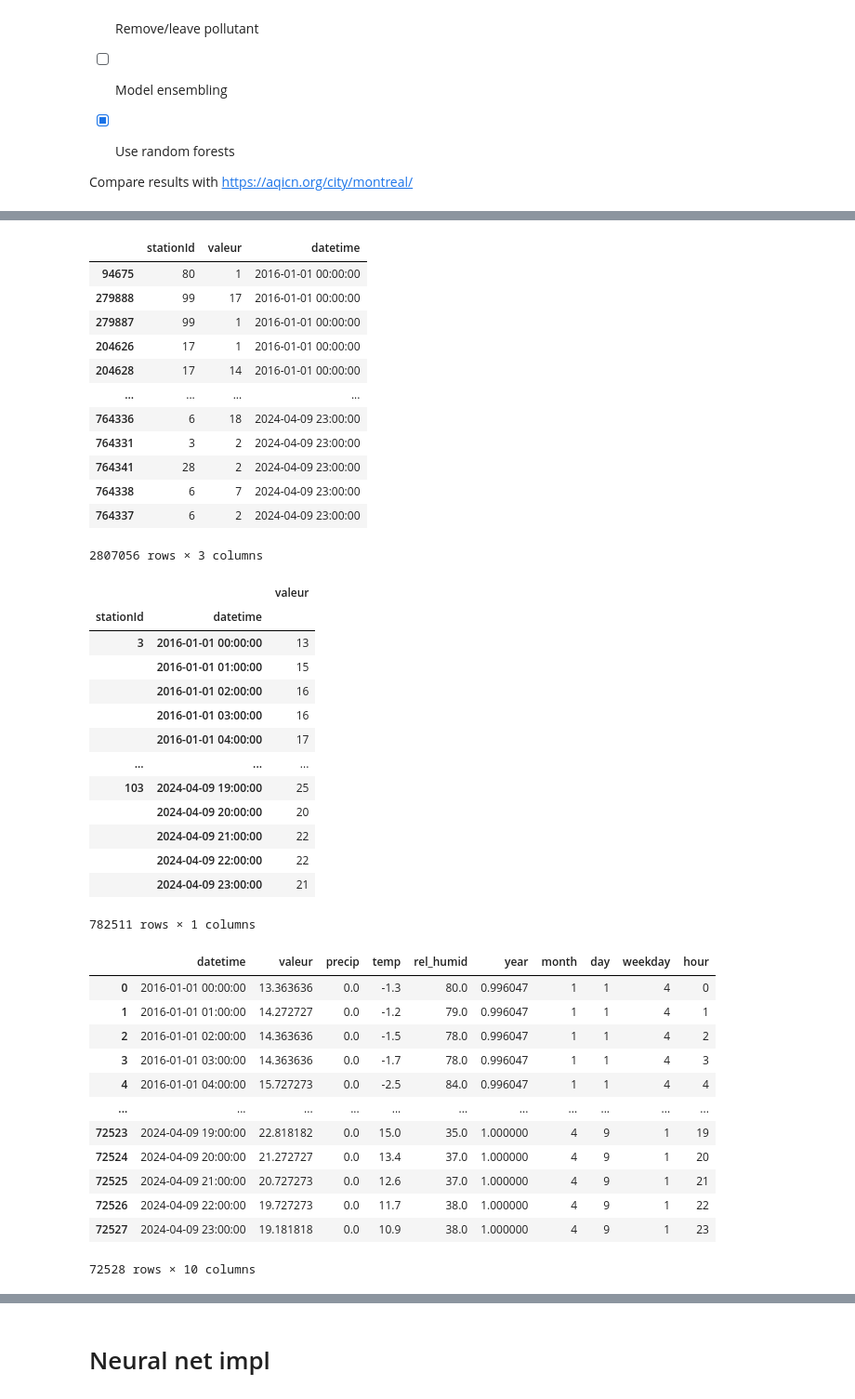
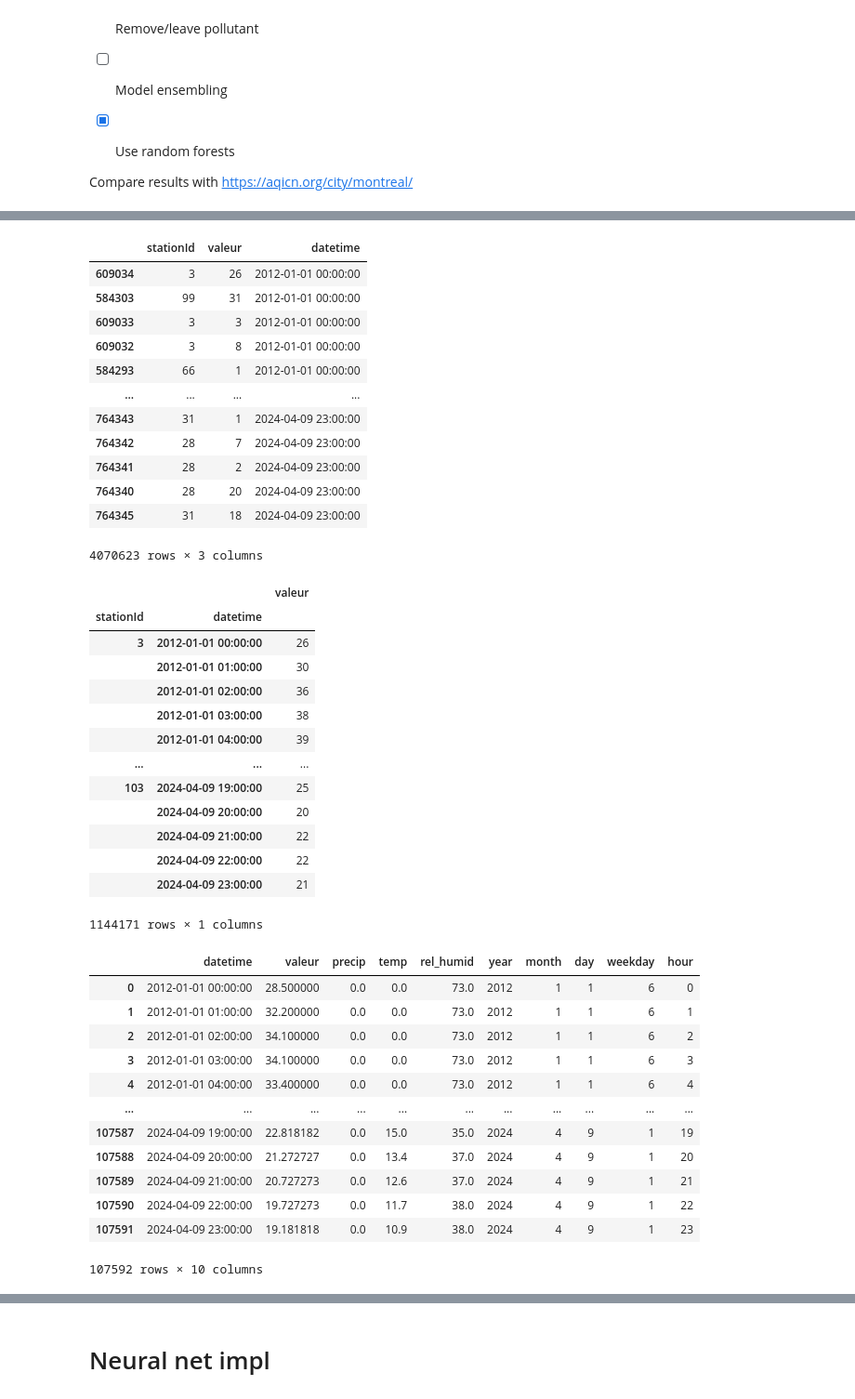
Before and after one commit to Magellol/montreal-aqi-predictions, a Jupyter notebook: index.ipynb, the cells around one changed output, grey strips where cells are left out. Shown at 93% size. Saved outputs shown, nothing was run; the diff lists cells and outputs as text; code cells hidden in the pictures.

```diff
--- a/index.ipynb
+++ b/index.ipynb
@@ -13,7 +13,7 @@ import urllib.request
 # Adjust this based on data availibility
 # The quality of predictions decline rapidly after Oct 2023 so let's zoom on that for now
 # FIRST_DAY = pd.Timestamp("2023-10-01")
-FIRST_DAY = pd.Timestamp("2016-01-01")
+FIRST_DAY = pd.Timestamp("2012-01-01")
 
 # When the data analysis should stop
 # The quality of predictions decline rapidly after Oct 2023 so let's zoom on that for now
@@ -176,6 +176,6 @@ Compare results with https://aqicn.org/city/montreal/
 df1 = get_csv('https://donnees.montreal.ca/dataset/547b8052-1710-4d69-8760-beaa3aa35ec6/resource/0c325562-e742-4e8e-8c36-971f3c9e58cd/download/rsqa-indice-qualite-air-2022-2024.csv', '2022-2024.csv')
 df2 = get_csv('https://donnees.montreal.ca/dataset/547b8052-1710-4d69-8760-beaa3aa35ec6/resource/e43dc1d6-fbdd-49c3-a79f-83f63404c281/download/rsqa-indice-qualite-air-2019-2021.csv', '2019-2021.csv')
 df3 = get_csv("https://donnees.montreal.ca/dataset/547b8052-1710-4d69-8760-beaa3aa35ec6/resource/93a3a88e-97ab-4ab1-813f-5419a1dd330d/download/rsqa-indice-qualite-air-2016-2018.csv", "2016-2018.csv")
-# df4 = get_csv("https://donnees.montreal.ca/dataset/547b8052-1710-4d69-8760-beaa3aa35ec6/resource/02cfaf0c-3b46-4dac-bf66-acd2ff47361a/download/rsqa-indice-qualite-air-2013-2015.csv", "2013-2015.csv")
-# df5 = get_csv("https://donnees.montreal.ca/dataset/547b8052-1710-4d69-8760-beaa3aa35ec6/resource/6e59c6e9-749b-4237-9c45-5c627be2b7ad/download/rsqa-indice-qualite-air-2010-2012.csv", "2010-2012.csv")
+df4 = get_csv("https://donnees.montreal.ca/dataset/547b8052-1710-4d69-8760-beaa3aa35ec6/resource/02cfaf0c-3b46-4dac-bf66-acd2ff47361a/download/rsqa-indice-qualite-air-2013-2015.csv", "2013-2015.csv")
+df5 = get_csv("https://donnees.montreal.ca/dataset/547b8052-1710-4d69-8760-beaa3aa35ec6/resource/6e59c6e9-749b-4237-9c45-5c627be2b7ad/download/rsqa-indice-qualite-air-2010-2012.csv", "2010-2012.csv")
 # %% [output]
@@ -185,5 +187,5 @@ df3 = get_csv("https://donnees.montreal.ca/dataset/547b8052-1710-4d69-8760-beaa3
 # %%
-df = pd.concat([df1, df2, df3])
+df = pd.concat([df1, df2, df3, df4, df5])
 df['datetime'] = pd.to_datetime(df['date'] + ' ' + df['heure'].astype(str) + ':00:00',
 
                                 format = '%Y-%m-%d %H:%M:%S',
@@ -195,21 +197,23 @@ df.sort_values("datetime", inplace=True)
 # df[(df["stationId"] == 103) & (df["datetime"] == "2024-04-15 19:00:00")]
 
 df = filter_known_range(df)
+
+assert df[df.isna().any(axis=1)].empty == True
 df
 # %% [output]
 |  | stationId | valeur | datetime |
-| 94675 | 80 | 1 | 2016-01-01 00:00:00 |
-| 279888 | 99 | 17 | 2016-01-01 00:00:00 |
-| 279887 | 99 | 1 | 2016-01-01 00:00:00 |
-| 204626 | 17 | 1 | 2016-01-01 00:00:00 |
-| 204628 | 17 | 14 | 2016-01-01 00:00:00 |
+| 609034 | 3 | 26 | 2012-01-01 00:00:00 |
+| 584303 | 99 | 31 | 2012-01-01 00:00:00 |
+| 609033 | 3 | 3 | 2012-01-01 00:00:00 |
+| 609032 | 3 | 8 | 2012-01-01 00:00:00 |
+| 584293 | 66 | 1 | 2012-01-01 00:00:00 |
 | ... | ... | ... | ... |
-| 764336 | 6 | 18 | 2024-04-09 23:00:00 |
-| 764331 | 3 | 2 | 2024-04-09 23:00:00 |
+| 764343 | 31 | 1 | 2024-04-09 23:00:00 |
+| 764342 | 28 | 7 | 2024-04-09 23:00:00 |
 | 764341 | 28 | 2 | 2024-04-09 23:00:00 |
-| 764338 | 6 | 7 | 2024-04-09 23:00:00 |
-| 764337 | 6 | 2 | 2024-04-09 23:00:00 |
+| 764340 | 28 | 20 | 2024-04-09 23:00:00 |
+| 764345 | 31 | 18 | 2024-04-09 23:00:00 |
-2807056 rows × 3 columns
+4070623 rows × 3 columns
 # %%
 # the data contains measurements across various stations (spread over the MTL territory).
 # We can take the maximum measurement for a given station for a given datetime (regardless of the pollutant).
@@ -222,49 +226,49 @@ group1_df
 # %% [output]
 |  |  | valeur |
 | stationId | datetime |  |
-| 3 | 2016-01-01 00:00:00 | 13 |
-|  | 2016-01-01 01:00:00 | 15 |
-|  | 2016-01-01 02:00:00 | 16 |
-|  | 2016-01-01 03:00:00 | 16 |
-|  | 2016-01-01 04:00:00 | 17 |
+| 3 | 2012-01-01 00:00:00 | 26 |
+|  | 2012-01-01 01:00:00 | 30 |
+|  | 2012-01-01 02:00:00 | 36 |
+|  | 2012-01-01 03:00:00 | 38 |
+|  | 2012-01-01 04:00:00 | 39 |
 | ... | ... | ... |
 | 103 | 2024-04-09 19:00:00 | 25 |
 |  | 2024-04-09 20:00:00 | 20 |
 |  | 2024-04-09 21:00:00 | 22 |
 |  | 2024-04-09 22:00:00 | 22 |
 |  | 2024-04-09 23:00:00 | 21 |
-782511 rows × 1 columns
+1144171 rows × 1 columns
 # %%
 # Get the mean across all station maximums for each datetime
 group2_df = group1_df.groupby("datetime").mean("valeur")
 group2_df.reset_index(inplace=True)
 
 merged = pd.merge(group2_df, weather_df, on="datetime", how="left")
 
 merged['year'] = merged['datetime'].dt.year
 # Year has a bigger number range than the rest so we divide it up by its maximum
-merged['year'] = merged['year'] / merged['year'].max()
+# merged['year'] = merged['year'] / merged['year'].max()
 merged['month'] = merged['datetime'].dt.month
 merged['day'] = merged['datetime'].dt.day
 merged['weekday'] = merged['datetime'].dt.weekday
 merged['hour'] = merged['datetime'].dt.hour
 
 # merged[merged['datetime'] >= pd.Timestamp("2023-10-01")]
 merged
 # %% [output]
 |  | datetime | valeur | precip | temp | rel_humid | year | month | day | weekday | hour |
-| 0 | 2016-01-01 00:00:00 | 13.363636 | 0.0 | -1.3 | 80.0 | 0.996047 | 1 | 1 | 4 | 0 |
-| 1 | 2016-01-01 01:00:00 | 14.272727 | 0.0 | -1.2 | 79.0 | 0.996047 | 1 | 1 | 4 | 1 |
-| 2 | 2016-01-01 02:00:00 | 14.363636 | 0.0 | -1.5 | 78.0 | 0.996047 | 1 | 1 | 4 | 2 |
-| 3 | 2016-01-01 03:00:00 | 14.363636 | 0.0 | -1.7 | 78.0 | 0.996047 | 1 | 1 | 4 | 3 |
-| 4 | 2016-01-01 04:00:00 | 15.727273 | 0.0 | -2.5 | 84.0 | 0.996047 | 1 | 1 | 4 | 4 |
+| 0 | 2012-01-01 00:00:00 | 28.500000 | 0.0 | 0.0 | 73.0 | 2012 | 1 | 1 | 6 | 0 |
+| 1 | 2012-01-01 01:00:00 | 32.200000 | 0.0 | 0.0 | 73.0 | 2012 | 1 | 1 | 6 | 1 |
+| 2 | 2012-01-01 02:00:00 | 34.100000 | 0.0 | 0.0 | 73.0 | 2012 | 1 | 1 | 6 | 2 |
+| 3 | 2012-01-01 03:00:00 | 34.100000 | 0.0 | 0.0 | 73.0 | 2012 | 1 | 1 | 6 | 3 |
+| 4 | 2012-01-01 04:00:00 | 33.400000 | 0.0 | 0.0 | 73.0 | 2012 | 1 | 1 | 6 | 4 |
 | ... | ... | ... | ... | ... | ... | ... | ... | ... | ... | ... |
-| 72523 | 2024-04-09 19:00:00 | 22.818182 | 0.0 | 15.0 | 35.0 | 1.000000 | 4 | 9 | 1 | 19 |
-| 72524 | 2024-04-09 20:00:00 | 21.272727 | 0.0 | 13.4 | 37.0 | 1.000000 | 4 | 9 | 1 | 20 |
-| 72525 | 2024-04-09 21:00:00 | 20.727273 | 0.0 | 12.6 | 37.0 | 1.000000 | 4 | 9 | 1 | 21 |
-| 72526 | 2024-04-09 22:00:00 | 19.727273 | 0.0 | 11.7 | 38.0 | 1.000000 | 4 | 9 | 1 | 22 |
-| 72527 | 2024-04-09 23:00:00 | 19.181818 | 0.0 | 10.9 | 38.0 | 1.000000 | 4 | 9 | 1 | 23 |
+| 107587 | 2024-04-09 19:00:00 | 22.818182 | 0.0 | 15.0 | 35.0 | 2024 | 4 | 9 | 1 | 19 |
+| 107588 | 2024-04-09 20:00:00 | 21.272727 | 0.0 | 13.4 | 37.0 | 2024 | 4 | 9 | 1 | 20 |
+| 107589 | 2024-04-09 21:00:00 | 20.727273 | 0.0 | 12.6 | 37.0 | 2024 | 4 | 9 | 1 | 21 |
+| 107590 | 2024-04-09 22:00:00 | 19.727273 | 0.0 | 11.7 | 38.0 | 2024 | 4 | 9 | 1 | 22 |
+| 107591 | 2024-04-09 23:00:00 | 19.181818 | 0.0 | 10.9 | 38.0 | 2024 | 4 | 9 | 1 | 23 |
-72528 rows × 10 columns
+107592 rows × 10 columns
 # %%
 
 # Train data goes from FIRST_DAY (~2016) to 2021-05-31
```
Also changed, not shown: parts of 11 cells of this notebook.
